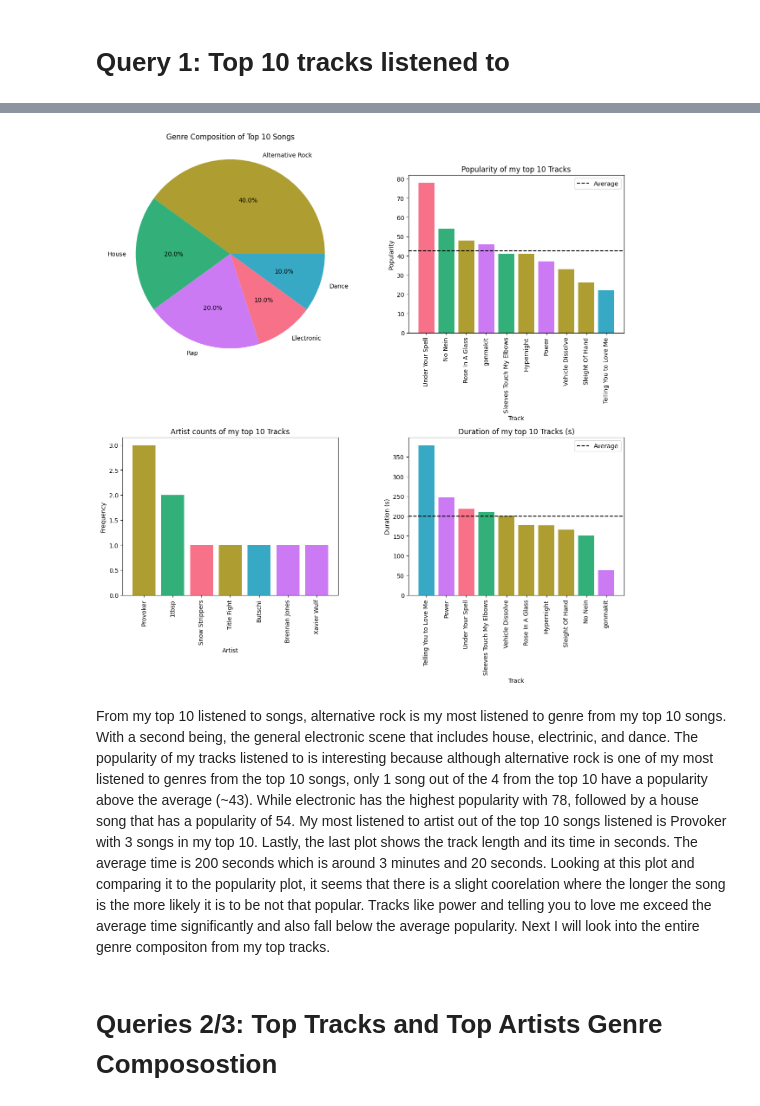
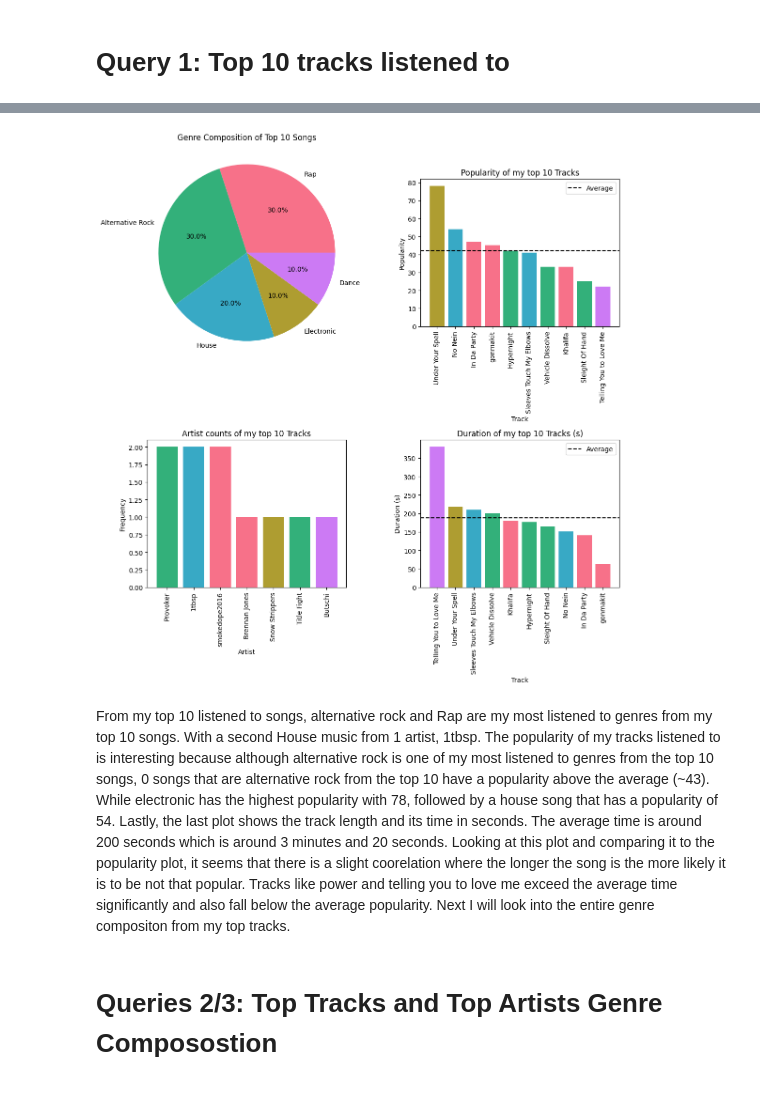
Before and after one commit to spenbernal/Spotify-Listening-History, a Jupyter notebook: Spotify_6_Month_visualization.ipynb, the cells around one changed output, grey strips where cells are left out. Drawn from its saved outputs; the diff is of its cells as text; code cells hidden in the pictures.

Commit message:
fixed issue with visualization and added comments to data cleaning

```diff
--- a/Spotify_6_Month_visualization.ipynb
+++ b/Spotify_6_Month_visualization.ipynb
@@ -30,7 +30,7 @@ color_map = {genre: color for genre, color in zip(query_1['genre'].unique(), col
 query_1['colors'] = query_1['genre'].map(color_map)
 
 
-fig, ax = plt.subplots(2, 2, figsize=(13, 13))
+fig, ax = plt.subplots(2, 2, figsize=(12, 12))
 ax_1 = ax[0][0]
 ax_2 = ax[0][1]
 ax_3 = ax[1][0]
@@ -55,37 +55,37 @@ ax_2.set_xlabel('Track')
 ax_2.set_ylabel('Popularity')
 ax_2.tick_params(axis='x', rotation=90)
 
 # Third subplot
 artist_counts = query_1['artist'].value_counts()
 artist_colors = [color_map[query_1[query_1['artist'] == artist].iloc[0]['genre']] for artist in artist_counts.index]
 
 ax_3.set_title('Artist counts of my top 10 Tracks')
 ax_3.bar(query_1['artist'].value_counts().index, query_1['artist'].value_counts(), color= artist_colors)
 ax_3.set_xlabel('Artist')
 ax_3.set_ylabel('Frequency')
 ax_3.tick_params(axis='x', rotation=90)
 
 
 # Fourth subplot
-query_1['duration_s'] = pd.to_datetime(query_1['concat'], format='%M:%S')
+query_1['duration_s'] = pd.to_datetime(query_1['length'], format='%M:%S')
 query_1['duration_s'] = query_1['duration_s'].dt.minute * 60 + query_1['duration_s'].dt.second
 
 ax_4.set_title('Duration of my top 10 Tracks (s)')
 ax_4.bar(query_1.sort_values(by= 'duration_s', ascending= False)['track'],
          query_1['duration_s'].sort_values(ascending= False),
          color= query_1.sort_values(by= 'duration_s', ascending= False)['colors'])
 ax_4.axhline(query_1['duration_s'].mean(), ls= '--', color= 'black', label= 'Average')
 ax_4.legend()
 ax_4.set_xlabel('Track')
 ax_4.set_ylabel('Duration (s)')
 ax_4.tick_params(axis='x', rotation=90)
 
 plt.tight_layout()
 plt.show()
 # %% [output]
-[figure, old version]
+[figure, new version]
 # %% [markdown]
-From my top 10 listened to songs, alternative rock is my most listened to genre from my top 10 songs. With a second being, the general electronic scene that includes house, electrinic, and dance. The popularity of my tracks listened to is interesting because although alternative rock is one of my most listened to genres from the top 10 songs, only 1 song out of the 4 from the top 10 have a popularity above the average (~43). While electronic has the highest popularity with 78, followed by a house song that has a popularity of 54. My most listened to artist out of the top 10 songs listened is Provoker with 3 songs in my top 10. Lastly, the last plot shows the track length and its time in seconds. The average time is 200 seconds which is around 3 minutes and 20 seconds. Looking at this plot and comparing it to the popularity plot, it seems that there is a slight coorelation where the longer the song is the more likely it is to be not that popular. Tracks like power and telling you to love me exceed the average time significantly and also fall below the average popularity. Next I will look into the entire genre compositon from my top tracks.
+From my top 10 listened to songs, alternative rock and Rap are my most listened to genres from my top 10 songs. With a second House music from 1 artist, 1tbsp. The popularity of my tracks listened to is interesting because although alternative rock is one of my most listened to genres from the top 10 songs, 0 songs that are alternative rock from the top 10 have a popularity above the average (~43). While electronic has the highest popularity with 78, followed by a house song that has a popularity of 54. Lastly, the last plot shows the track length and its time in seconds. The average time is around 200 seconds which is around 3 minutes and 20 seconds. Looking at this plot and comparing it to the popularity plot, it seems that there is a slight coorelation where the longer the song is the more likely it is to be not that popular. Tracks like power and telling you to love me exceed the average time significantly and also fall below the average popularity. Next I will look into the entire genre compositon from my top tracks.
 # %% [markdown]
 # Queries 2/3: Top Tracks and Top Artists Genre Composostion
 # %%
```
Also changed, not shown: parts of 13 cells of this notebook, 2 other files.
